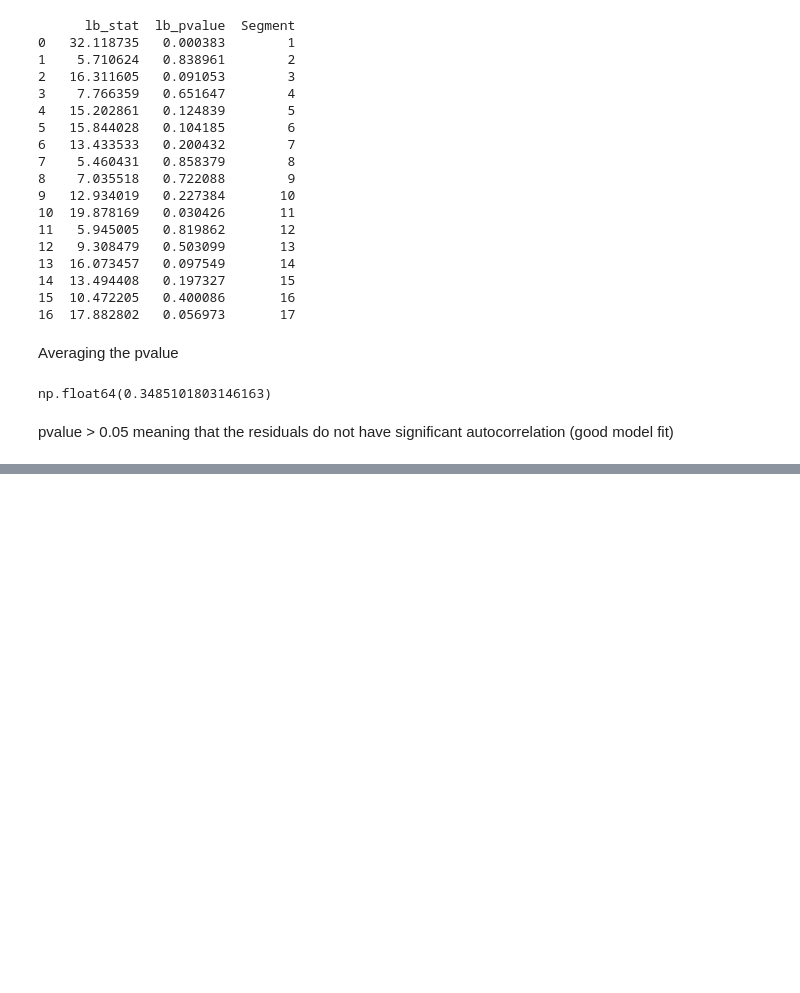
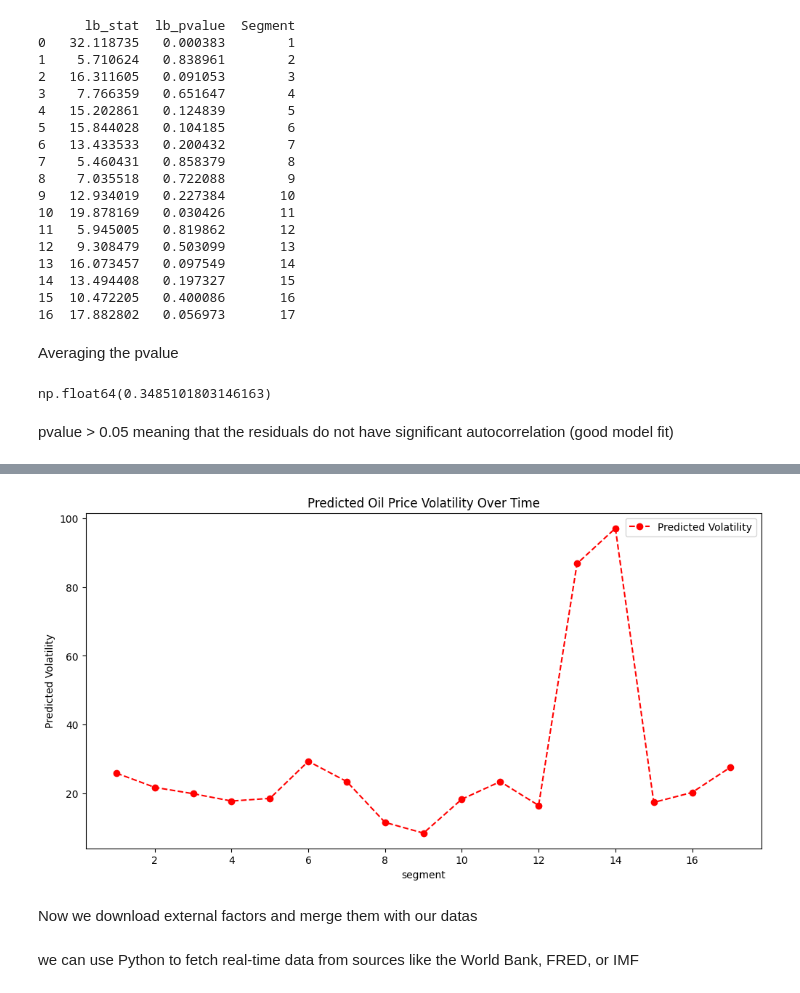
Before and after one commit to basleal22/kaim-week-10, a Jupyter notebook: notebooks/model_vis.ipynb, the cells around one changed output, grey strips where cells are left out. Cells and saved outputs as stored; diff of their text form; code cells hidden in the pictures; blank space fills up the shorter version.

```diff
--- a/notebooks/model_vis.ipynb
+++ b/notebooks/model_vis.ipynb
@@ -306,0 +377,14 @@ pvalue > 0.05 meaning that the residuals do not have significant autocorrelation
+# %%
+plt.figure(figsize=(12,6))
+plt.plot(garch_results_df["segment"], garch_results_df["pred_volatility"], marker="o", linestyle="--", color="red", label="Predicted Volatility")
+plt.xlabel("segment")
+plt.ylabel("Predicted Volatility")
+plt.title("Predicted Oil Price Volatility Over Time")
+plt.legend()
+plt.show()
+# %% [output]
+[figure, added]
+# %% [markdown]
+Now we download external factors and merge them with our datas
+# %% [markdown]
+we can use Python to fetch real-time data from sources like the World Bank, FRED, or IMF
```
Also changed, not shown: parts of 11 cells of this notebook.
